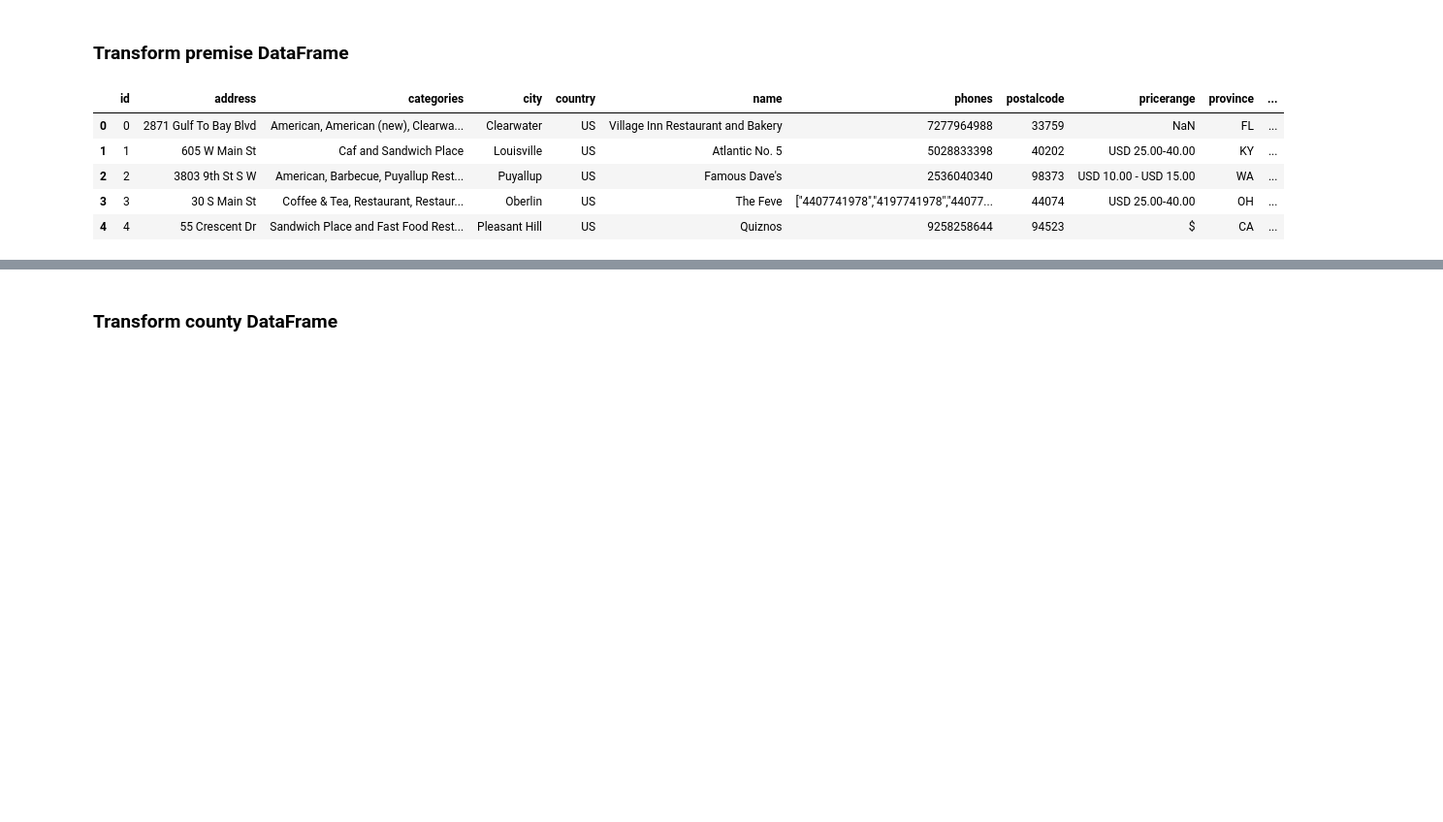
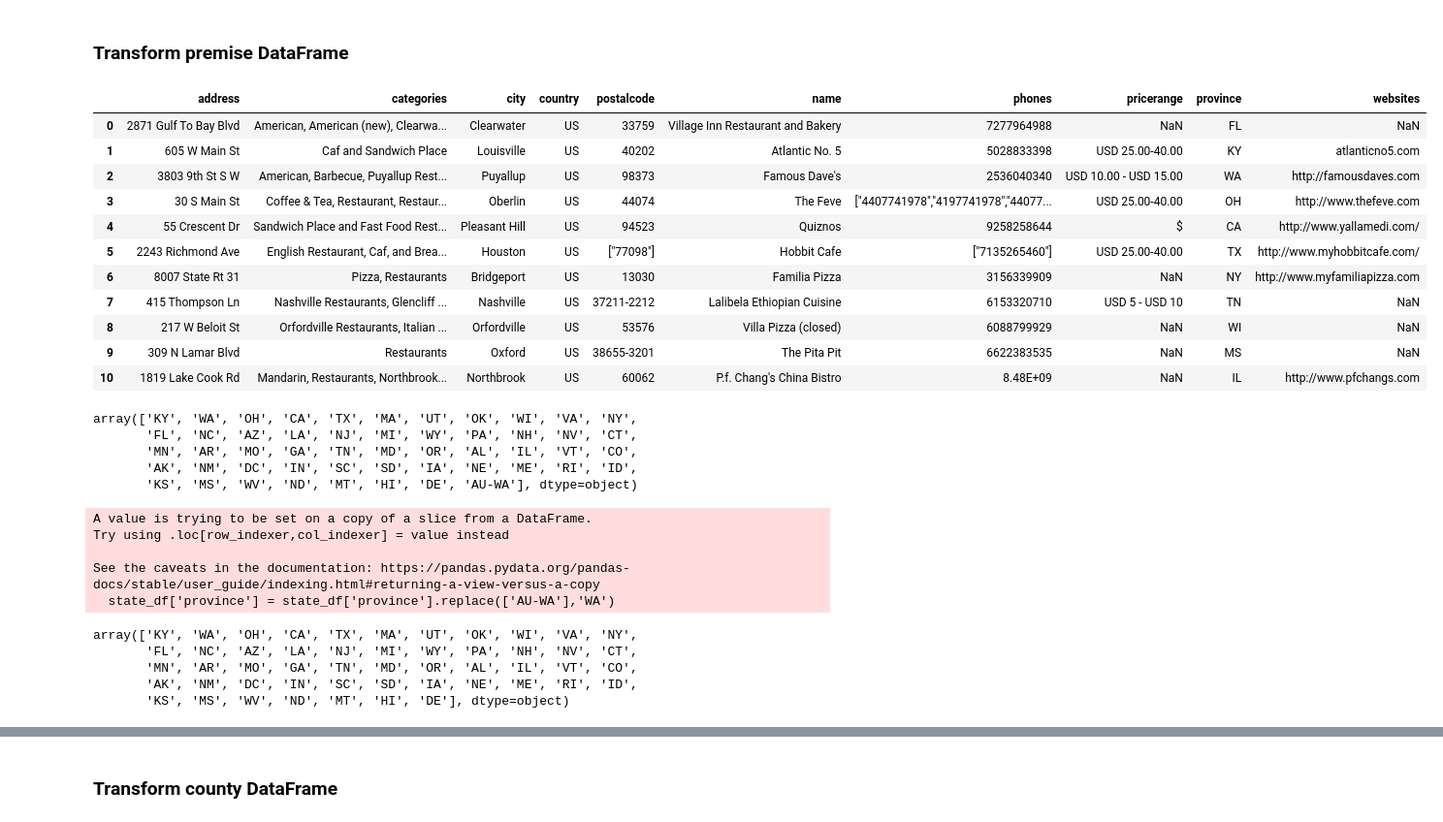
Before and after one commit to AlexanderLorin/RAM_project, a Jupyter notebook: pandas_etl.ipynb, the cells around one changed output, grey strips where cells are left out. Shown at 97% size. Saved outputs shown, nothing was run; the diff lists cells and outputs as text; code cells hidden in the pictures; blank space fills up the shorter version.

```diff
--- a/pandas_etl.ipynb
+++ b/pandas_etl.ipynb
@@ -5,7 +6,7 @@ from sqlalchemy import create_engine
 ### Extract CSVs into DataFrames
 # %%
 vvr_data_world_file = "/Users/alexanderlorin/code/RAM_project/Resources/vegetarian_restaurants_US_datafiniti_vegetarian_restaurants_US_datafiniti.csv"
-vvr_df = pd.read_csv(vvr_data_world_file)
+vvr_df = pd.read_csv(vvr_data_world_file,index_col=0)
 vvr_indexed_df = vvr_df.reset_index(drop=False, inplace=False, col_fill='')
-vvr_indexed_df.head()
+vvr_indexed_df.head(10)
 # %% [output]
@@ -26,24 +50,28 @@ vvr_indexed_df.head()
 ### Transform premise DataFrame
 # %%
 # Create a filtered dataframe from specific columns
-vvr_cols = ["index","address", "categories", "city", "country", "name", "phones", "postalCode", "priceRange", "province", "twitter", "websites", "facebookPageURL"]
+vvr_cols = ["address", "categories", "city", "country","postalCode", "name", "phones", "priceRange", "province", "websites"]
 vvr_transformed= vvr_indexed_df[vvr_cols].copy()
 
 # Rename the column headers
-vvr_transformed = vvr_transformed.rename(columns={"postalCode": "postalcode",
+vvr_transformed = vvr_transformed.rename(columns={"postalCode":"postalcode",
                                                   "priceRange": "pricerange",
-                                                  "index":"id",
-                                                  "facebookPageURL": "facebookpageurl"})
+                                                  "index":"id"
+                                                  })
 
-# Clean the data by dropping duplicates and setting the index
-# vvr_transformed.drop_duplicates("id", inplace=True)
-# vvr_transformed.set_index("id", inplace=True)
 
-vvr_transformed.head()
+
+vvr_transformed.head(11)
 # %% [output]
-|  | id | address | categories | city | country | name | phones | postalcode | pricerange | province | ... |
-| 0 | 0 | 2871 Gulf To Bay Blvd | American, American (new), Clearwa... | Clearwater | US | Village Inn Restaurant and Bakery | 7277964988 | 33759 | NaN | FL | ... |
-| 1 | 1 | 605 W Main St | Caf and Sandwich Place | Louisville | US | Atlantic No. 5 | 5028833398 | 40202 | USD 25.00-40.00 | KY | ... |
-| 2 | 2 | 3803 9th St S W | American, Barbecue, Puyallup Rest... | Puyallup | US | Famous Dave's | 2536040340 | 98373 | USD 10.00 - USD 15.00 | WA | ... |
-| 3 | 3 | 30 S Main St | Coffee & Tea, Restaurant, Restaur... | Oberlin | US | The Feve | ["4407741978","4197741978","44077... | 44074 | USD 25.00-40.00 | OH | ... |
-| 4 | 4 | 55 Crescent Dr | Sandwich Place and Fast Food Rest... | Pleasant Hill | US | Quiznos | 9258258644 | 94523 | $ | CA | ... |
+|  | address | categories | city | country | postalcode | name | phones | pricerange | province | websites |
+| 0 | 2871 Gulf To Bay Blvd | American, American (new), Clearwa... | Clearwater | US | 33759 | Village Inn Restaurant and Bakery | 7277964988 | NaN | FL | NaN |
+| 1 | 605 W Main St | Caf and Sandwich Place | Louisville | US | 40202 | Atlantic No. 5 | 5028833398 | USD 25.00-40.00 | KY | atlanticno5.com |
+| 2 | 3803 9th St S W | American, Barbecue, Puyallup Rest... | Puyallup | US | 98373 | Famous Dave's | 2536040340 | USD 10.00 - USD 15.00 | WA | http://famousdaves.com |
+| 3 | 30 S Main St | Coffee & Tea, Restaurant, Restaur... | Oberlin | US | 44074 | The Feve | ["4407741978","4197741978","44077... | USD 25.00-40.00 | OH | http://www.thefeve.com |
+| 4 | 55 Crescent Dr | Sandwich Place and Fast Food Rest... | Pleasant Hill | US | 94523 | Quiznos | 9258258644 | $ | CA | http://www.yallamedi.com/ |
+| 5 | 2243 Richmond Ave | English Restaurant, Caf, and Brea... | Houston | US | ["77098"] | Hobbit Cafe | ["7135265460"] | USD 25.00-40.00 | TX | http://www.myhobbitcafe.com/ |
+| 6 | 8007 State Rt 31 | Pizza, Restaurants | Bridgeport | US | 13030 | Familia Pizza | 3156339909 | NaN | NY | http://www.myfamiliapizza.com |
+| 7 | 415 Thompson Ln | Nashville Restaurants, Glencliff ... | Nashville | US | 37211-2212 | Lalibela Ethiopian Cuisine | 6153320710 | USD 5 - USD 10 | TN | NaN |
+| 8 | 217 W Beloit St | Orfordville Restaurants, Italian ... | Orfordville | US | 53576 | Villa Pizza (closed) | 6088799929 | NaN | WI | NaN |
+| 9 | 309 N Lamar Blvd | Restaurants | Oxford | US | 38655-3201 | The Pita Pit | 6622383535 | NaN | MS | NaN |
+| 10 | 1819 Lake Cook Rd | Mandarin, Restaurants, Northbrook... | Northbrook | US | 60062 | P.f. Chang's China Bistro | 8.48E+09 | NaN | IL | http://www.pfchangs.com |
@@ -49,0 +80,24 @@ vvr_transformed.head()
+# %%
+state_df.province.unique()
+# %% [output]
+array(['KY', 'WA', 'OH', 'CA', 'TX', 'MA', 'UT', 'OK', 'WI', 'VA', 'NY',
+       'FL', 'NC', 'AZ', 'LA', 'NJ', 'MI', 'WY', 'PA', 'NH', 'NV', 'CT',
+       'MN', 'AR', 'MO', 'GA', 'TN', 'MD', 'OR', 'AL', 'IL', 'VT', 'CO',
+       'AK', 'NM', 'DC', 'IN', 'SC', 'SD', 'IA', 'NE', 'ME', 'RI', 'ID',
+       'KS', 'MS', 'WV', 'ND', 'MT', 'HI', 'DE', 'AU-WA'], dtype=object)
+# %%
+state_df['province'] = state_df['province'].replace(['AU-WA'],'WA')
+# %% [output]
+A value is trying to be set on a copy of a slice from a DataFrame.
+Try using .loc[row_indexer,col_indexer] = value instead
+
+See the caveats in the documentation: https://pandas.pydata.org/pandas-docs/stable/user_guide/indexing.html#returning-a-view-versus-a-copy
+  state_df['province'] = state_df['province'].replace(['AU-WA'],'WA')
+# %%
+state_df.province.unique()
+# %% [output]
+array(['KY', 'WA', 'OH', 'CA', 'TX', 'MA', 'UT', 'OK', 'WI', 'VA', 'NY',
+       'FL', 'NC', 'AZ', 'LA', 'NJ', 'MI', 'WY', 'PA', 'NH', 'NV', 'CT',
+       'MN', 'AR', 'MO', 'GA', 'TN', 'MD', 'OR', 'AL', 'IL', 'VT', 'CO',
+       'AK', 'NM', 'DC', 'IN', 'SC', 'SD', 'IA', 'NE', 'ME', 'RI', 'ID',
+       'KS', 'MS', 'WV', 'ND', 'MT', 'HI', 'DE'], dtype=object)
```
Also changed, not shown: parts of 24 cells of this notebook, 1 other file.
